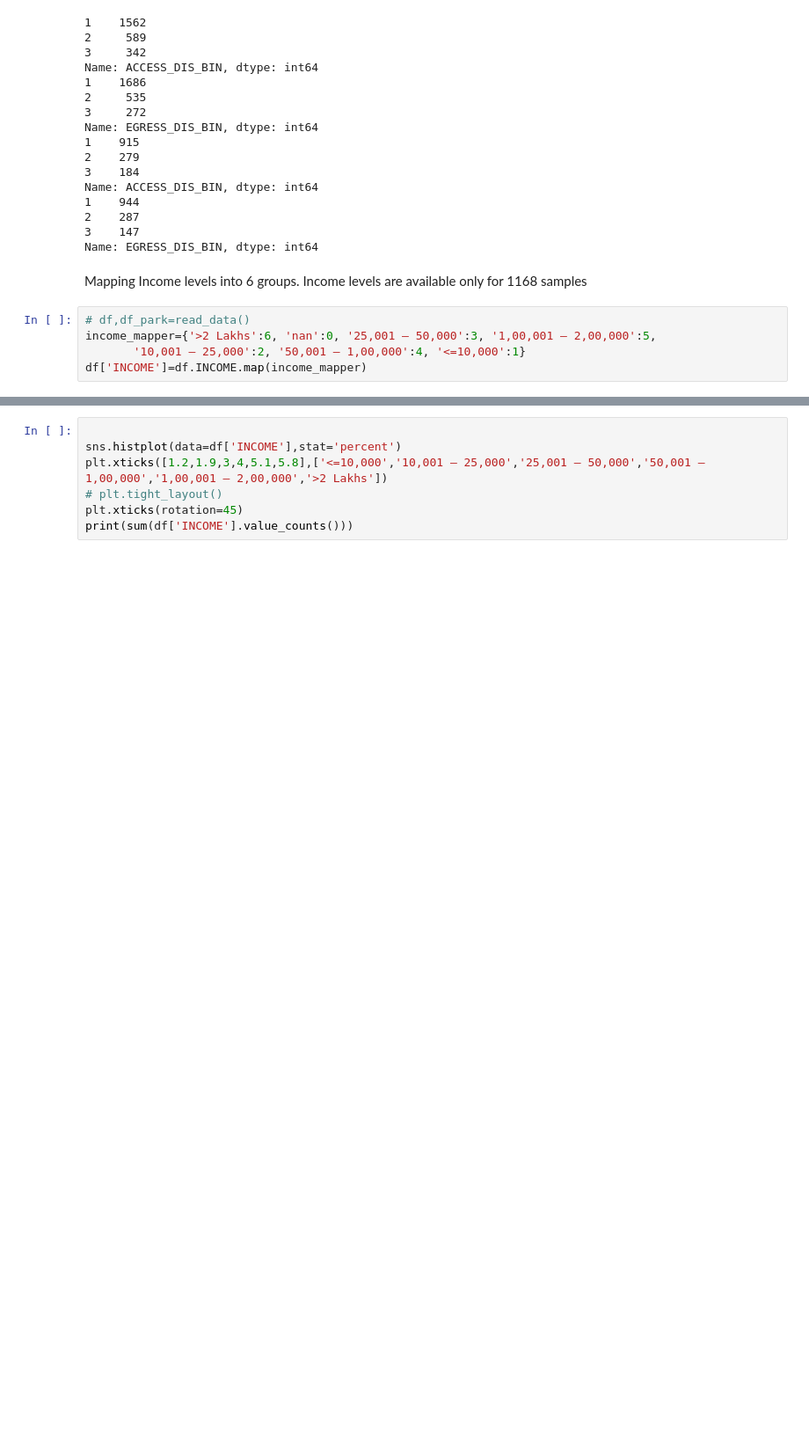
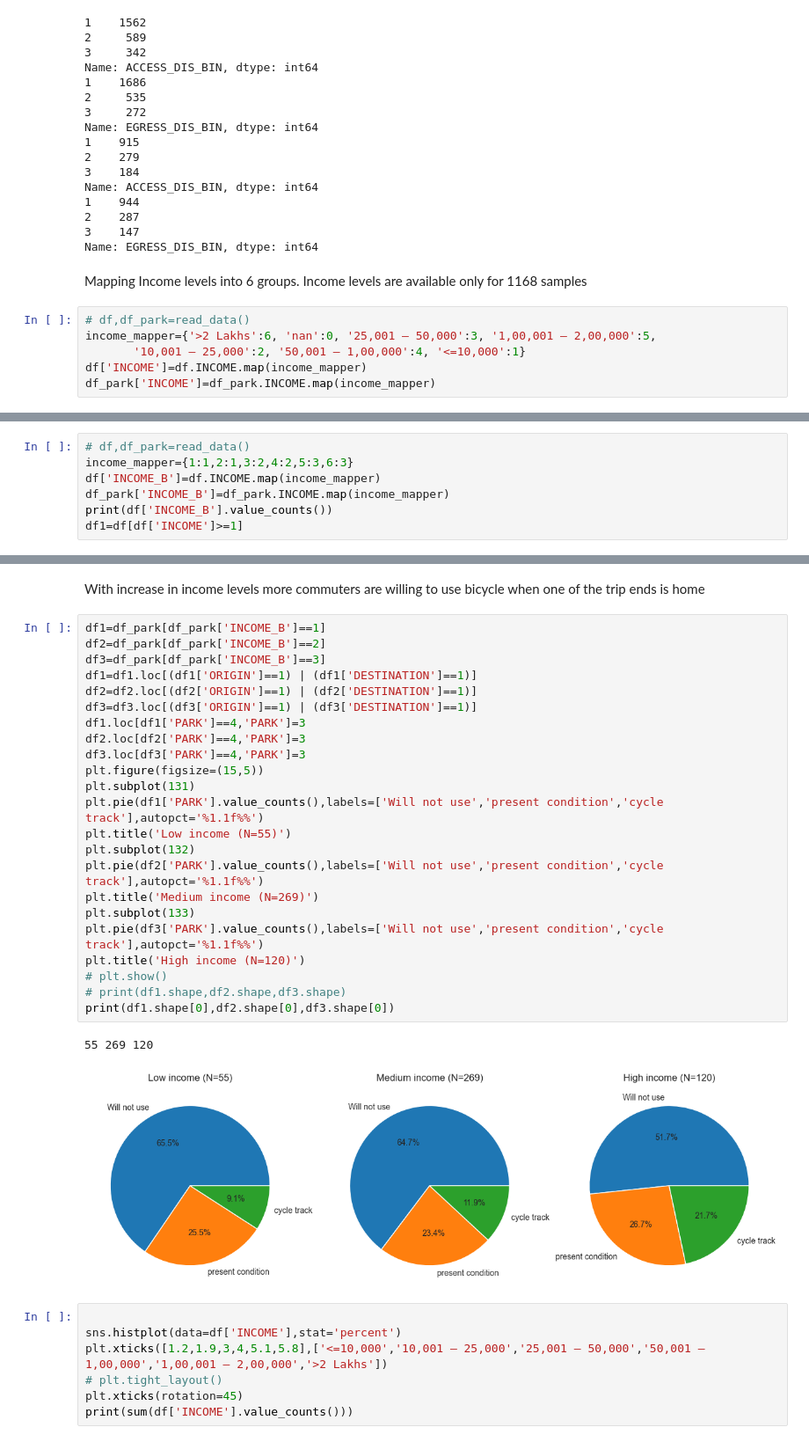
Before and after one commit to Gavaskar24/Metro, a Jupyter notebook: EDA.ipynb, the cells around one changed output, grey strips where cells are left out. Shown at 88% size. Saved outputs shown, nothing was run; the diff lists cells and outputs as text; blank space fills up the shorter version.

```diff
--- a/EDA.ipynb
+++ b/EDA.ipynb
@@ -197,3 +197,4 @@ Mapping Income levels into 6 groups. Income levels are available only for 1168 s
 income_mapper={'>2 Lakhs':6, 'nan':0, '25,001 – 50,000':3, '1,00,001 – 2,00,000':5,
        '10,001 – 25,000':2, '50,001 – 1,00,000':4, '<=10,000':1}
 df['INCOME']=df.INCOME.map(income_mapper)
+df_park['INCOME']=df_park.INCOME.map(income_mapper)
@@ -208,0 +201,7 @@ Name: INCOME_B, dtype: int64
+# %%
+# df,df_park=read_data()
+income_mapper={1:1,2:1,3:2,4:2,5:3,6:3}
+df['INCOME_B']=df.INCOME.map(income_mapper)
+df_park['INCOME_B']=df_park.INCOME.map(income_mapper)
+print(df['INCOME_B'].value_counts())
+df1=df[df['INCOME']>=1]
@@ -236,3 +235,31 @@ df['INCOME_B']=df.INCOME.map(income_mapper)
+# %% [markdown]
+With increase in income levels more commuters are willing to use bicycle when one of the trip ends is home
+# %%
+df1=df_park[df_park['INCOME_B']==1]
+df2=df_park[df_park['INCOME_B']==2]
+df3=df_park[df_park['INCOME_B']==3]
+df1=df1.loc[(df1['ORIGIN']==1) | (df1['DESTINATION']==1)]
+df2=df2.loc[(df2['ORIGIN']==1) | (df2['DESTINATION']==1)]
+df3=df3.loc[(df3['ORIGIN']==1) | (df3['DESTINATION']==1)]
+df1.loc[df1['PARK']==4,'PARK']=3
+df2.loc[df2['PARK']==4,'PARK']=3
+df3.loc[df3['PARK']==4,'PARK']=3
+plt.figure(figsize=(15,5))
+plt.subplot(131)
+plt.pie(df1['PARK'].value_counts(),labels=['Will not use','present condition','cycle track'],autopct='%1.1f%%')
+plt.title('Low income (N=55)')
+plt.subplot(132)
+plt.pie(df2['PARK'].value_counts(),labels=['Will not use','present condition','cycle track'],autopct='%1.1f%%')
+plt.title('Medium income (N=269)')
+plt.subplot(133)
+plt.pie(df3['PARK'].value_counts(),labels=['Will not use','present condition','cycle track'],autopct='%1.1f%%')
+plt.title('High income (N=120)')
+# plt.show()
+# print(df1.shape,df2.shape,df3.shape)
+print(df1.shape[0],df2.shape[0],df3.shape[0])
+# %% [output]
+55 269 120
+[figure, added]
 # %%
 
 sns.histplot(data=df['INCOME'],stat='percent')
```
Also changed, not shown: parts of 24 cells of this notebook.
